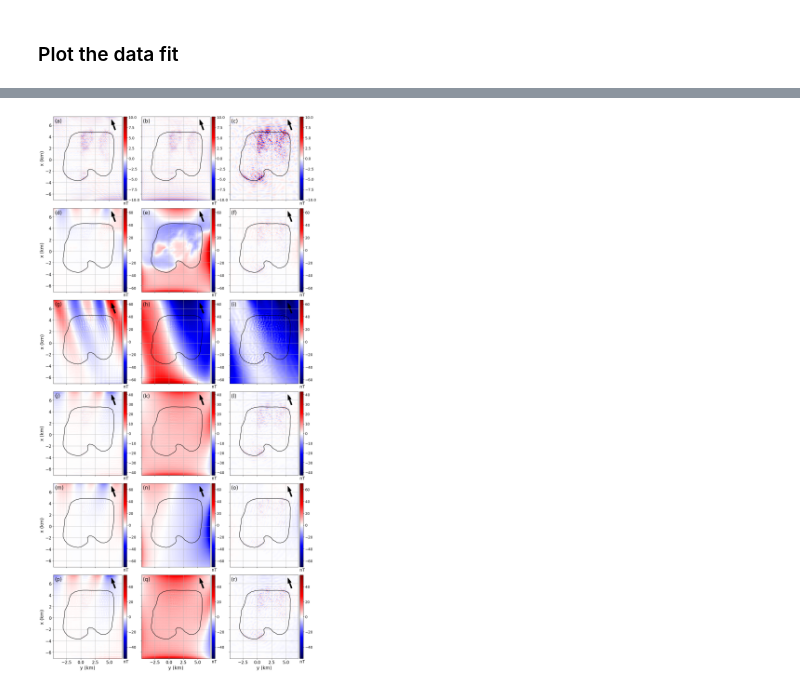
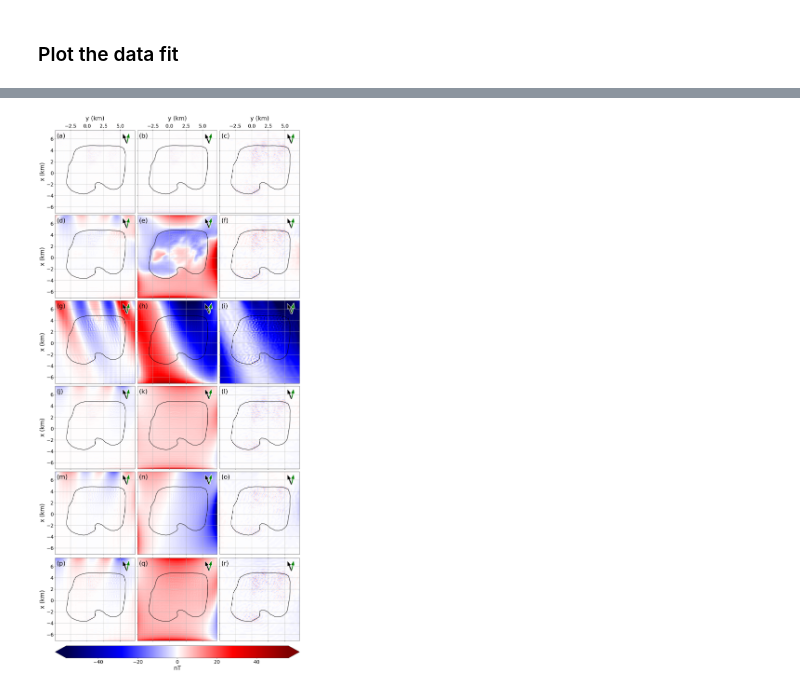
Before and after one commit to birocoles/planar-eqlayer-theory, a Jupyter notebook: code/6_figures.ipynb, the cells around one changed output, grey strips where cells are left out. Drawn from its saved outputs; the diff is of its cells as text; code cells hidden in the pictures.

```diff
--- a/code/6_figures.ipynb
+++ b/code/6_figures.ipynb
@@ -68,3 +80,7 @@ generic_layer = pickle.load(open('model/5_generic_layer.pickle', 'rb'))
+# %%
+generic_layer = pickle.load(open('model/5a_generic_layer.pickle', 'rb'))
+generic_layer_cutoff = pickle.load(open('model/5b_generic_layer_cutoff.pickle', 'rb'))
+generic_layer_reg = pickle.load(open('model/5c_generic_layer_reg.pickle', 'rb'))
 # %% [markdown]
 ### Get preliminary information from loaded data
 # %%
@@ -98,0 +229,4 @@ Synthetic source magnetization inc = -10.2° dec = -19.8°
+# %%
+for diffs_row in diff_layers:
+    for diff in diffs_row:
+        print(np.max(np.abs(diff)))
@@ -99,2 +445,14 @@ Synthetic source magnetization inc = -10.2° dec = -19.8°
 # %% [markdown]
 ### Plot the data fit
+# %%
+# set a common bound for all mosaic panels
+common_bound = list()
+for field in ['atfa', 'b', 'rtp', 'bx', 'by', 'bz']:
+    data_list = [
+        Neumanns_predicted_fields[field] - simulated_fields[field],
+        dipole_predicted_fields[field] - simulated_fields[field],
+        generic_predicted_fields[field] - simulated_fields[field]
+    ]
+    common_bound.append(np.max(np.abs(data_list)))
+
+common_bound = 0.8*np.max(common_bound)
@@ -101,9 +463,13 @@ Synthetic source magnetization inc = -10.2° dec = -19.8°
 # %%
 # plot figure
 fig = plt.figure(
-    layout= 'tight',
-    figsize=(15,30)
+    layout= 'constrained',
+    figsize=(15,32)
 )
+
+# set vertical and horizontal spaces between subplots
+#fig.subplots_adjust(wspace=0.0, hspace=0.0)
+
 mosaic = fig.subplot_mosaic(
     mosaic = '''
              abc
@@ -143,49 +509,66 @@ for (mosaic_row, labels_row, field) in zip(
         Neumanns_predicted_fields[field] - simulated_fields[field],
         dipole_predicted_fields[field] - simulated_fields[field],
         generic_predicted_fields[field] - simulated_fields[field]
     ]
-    bound = np.max(np.abs(data_list))
+    #bound = np.max(np.abs(data_list))
 
     for mosaic_element, data, label in zip(mosaic_row, data_list, labels_row):
 
         ax = mosaic[mosaic_element]
-        ax.axis('scaled')
+        #ax.axis('scaled')
         im = ax.pcolormesh(
             Y*0.001, X*0.001,
             data_structures.grid_xy_full_flatten_to_matrix(
                 data=data,
-                ordering='xy',
+                grid_orientation='xy',
                 shape=coordinates_grid['shape']
             ),
-            cmap='seismic', vmin=-bound, vmax=bound
+            cmap='seismic',
+            #vmin=-bound, vmax=bound
+            vmin=-common_bound, vmax=common_bound
         )
-        ax_divider = make_axes_locatable(ax)
-        cax = ax_divider.append_axes("right", size="5%", pad="2%")
-        cb = fig.colorbar(im, cax=cax)
-        cb.ax.tick_params(labelsize=14)
-        cb.ax.set_xlabel('nT', fontsize=16, loc='left')
+
         ax.plot(boundary_points[:,1]*0.001, boundary_points[:,0]*0.001, 'k-')
         ax.set_ylim(0.001*coordinates_grid['area'][0], 0.001*coordinates_grid['area'][1])
         ax.set_xlim(0.001*coordinates_grid['area'][2], 0.001*coordinates_grid['area'][3])
-        ax.tick_params(axis='x', labelsize=16)
-        ax.tick_params(axis='y', labelsize=16)
+        ax.tick_params(axis='x', labelsize=20)
+        ax.tick_params(axis='y', labelsize=20)
         ax.grid()
-        ax.annotate(label, xy=(0.02, 0.93), xycoords='axes fraction', fontsize=20)
+        ax.annotate(label, xy=(0.02, 0.91), xycoords='axes fraction', fontsize=26)
+        ax.arrow(x=6, y=5.2, dx=F_hat_horizontal[1], dy=F_hat_horizontal[0],
+             width=0.2, length_includes_head=False, head_width=0.6, linewidth=2, fc='green', ec='white')
         ax.arrow(
             x=6, y=5.2, dx=v_hat_horizontal[1], dy=v_hat_horizontal[0],
-            width=0.2, length_includes_head=False, head_width=0.6, linewidth=1.5, color='black'
+            width=0.2, length_includes_head=False, head_width=0.6, linewidth=1.5, fc='black', ec='white'
         )
 
-# set vertical and horizontal spaces between subplots
-#fig.subplots_adjust(wspace=0.20, hspace=0.30)
+    # put a colorbar in the rightmost panel of the row
+    # ax_divider = make_axes_locatable(ax)
+    # cax = ax_divider.append_axes("right", size="5%", pad="2%")
+    # cb = fig.colorbar(im, cax=cax)
+    # cb.ax.tick_params(labelsize=20)
+    #cb.ax.set_xlabel('nT', fontsize=22, loc='left')
 
 for element in ['a','d','g', 'j', 'm', 'p']:
-    mosaic[element].set_ylabel('x (km)', fontsize=18)
+    mosaic[element].set_ylabel('x (km)', fontsize=24)
+for element in ['a','b', 'c']:
+    mosaic[element].tick_params(top=True, labeltop=True, bottom=False, labelbottom=False)
+    mosaic[element].set_xlabel('y (km)', fontsize=24, loc='center', labelpad=15)
+    mosaic[element].xaxis.set_label_position('top')
 for element in ['p','q', 'r']:
-    mosaic[element].set_xlabel('y (km)', fontsize=18)
+    mosaic[element].tick_params(top=True, bottom=True, labelbottom=False)
 
-plt.savefig(figures+'6_data_fits.png', dpi=300)
+cb = fig.colorbar(
+    mosaic['h'].collections[0],
+    ax=[mosaic['p'], mosaic['q'], mosaic['r']],
+    location='bottom',
+    extend='both'
+)
+cb.ax.tick_params(labelsize=20)
+cb.ax.set_xlabel('nT', fontsize=24, loc='center')
+
+plt.savefig(figures+'Figure5.png', dpi=300)
 
 plt.show()
 # %% [output]
-[figure, old version]
+[figure, new version]
```
Also changed, not shown: parts of 20 cells of this notebook, 60 other files.
